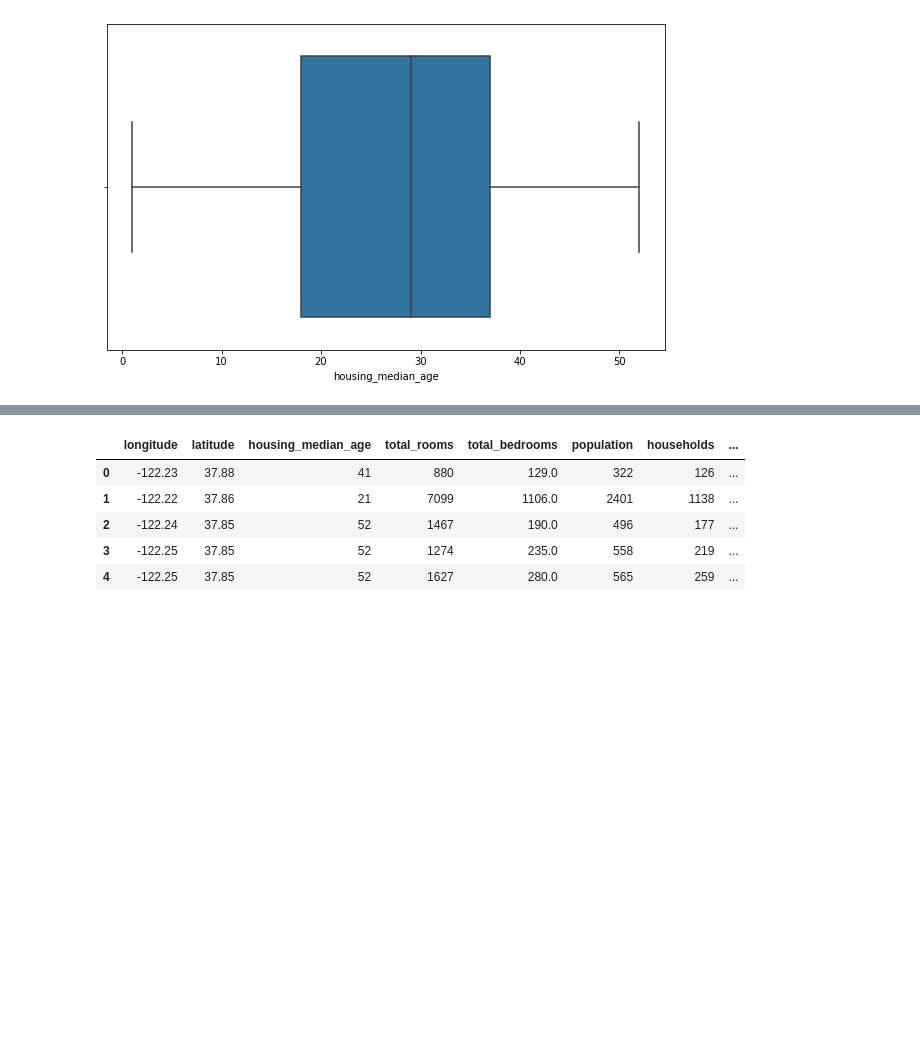
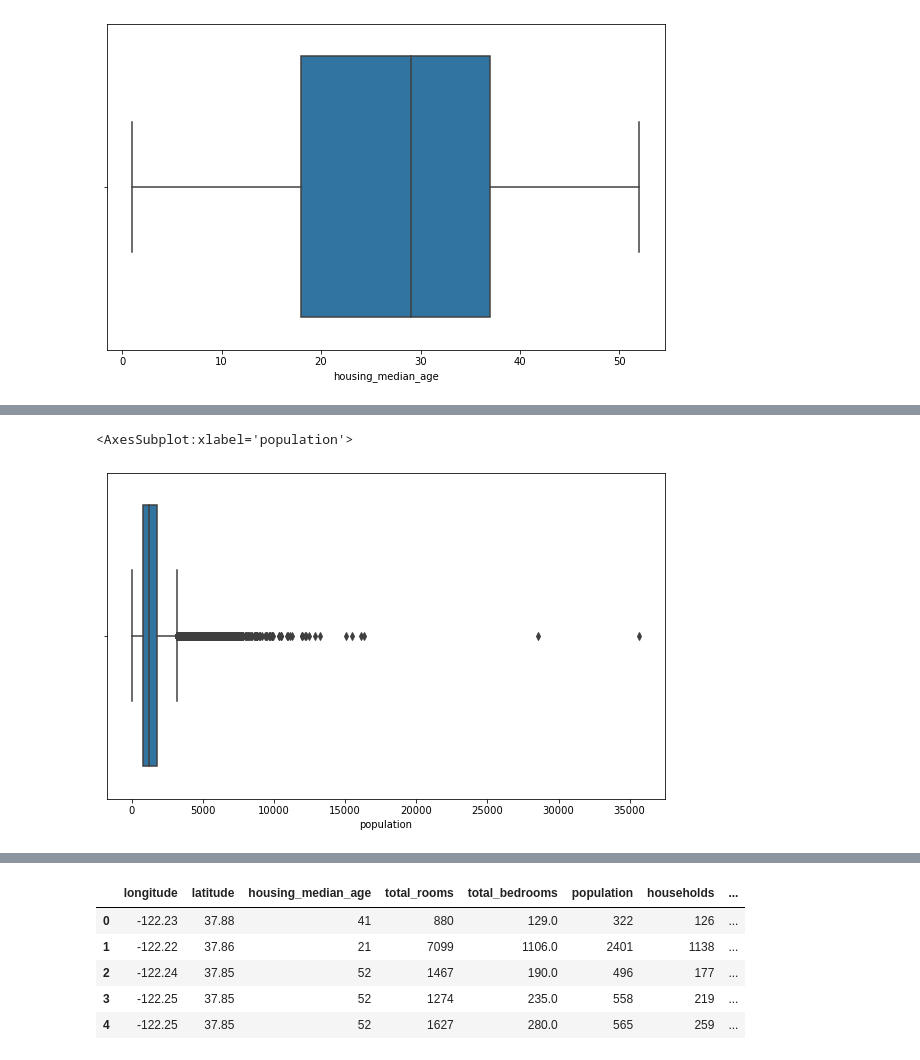
Before and after one commit to zeeshan-arif/California-Housing-Price, a Jupyter notebook: California_housing_price_prediction.ipynb, the cells around one changed output, grey strips where cells are left out. Drawn from its saved outputs; the diff is of its cells as text; code cells hidden in the pictures; blank space fills up the shorter version.

```diff
--- a/California_housing_price_prediction.ipynb
+++ b/California_housing_price_prediction.ipynb
@@ -239,0 +257,8 @@ sns.boxplot(data["housing_median_age"])
+# %%
+## population
+plt.figure(figsize=(10,6))
+
+sns.boxplot(data["population"])
+# %% [output]
+<AxesSubplot:xlabel='population'>
+[figure, added]
```
Also changed, not shown: parts of 6 cells of this notebook.
